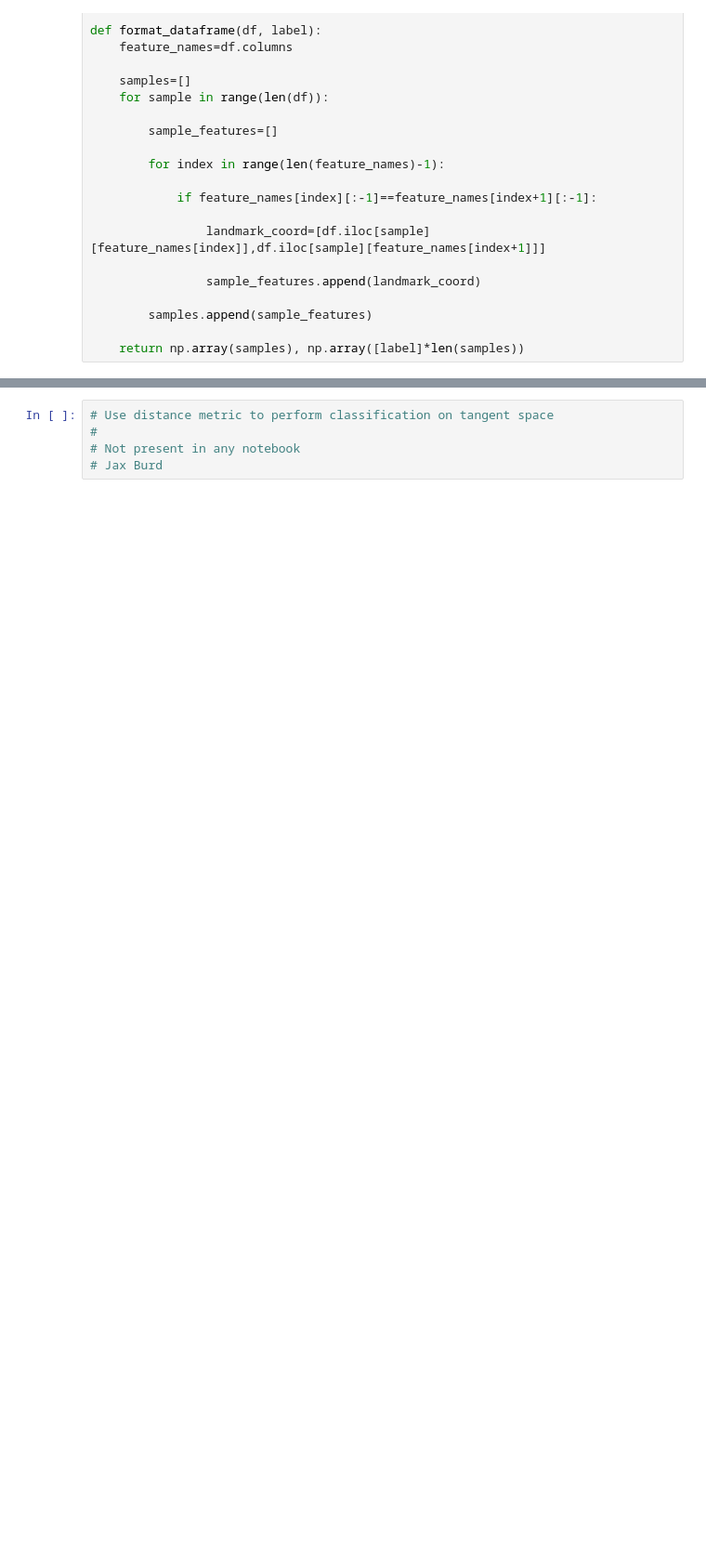
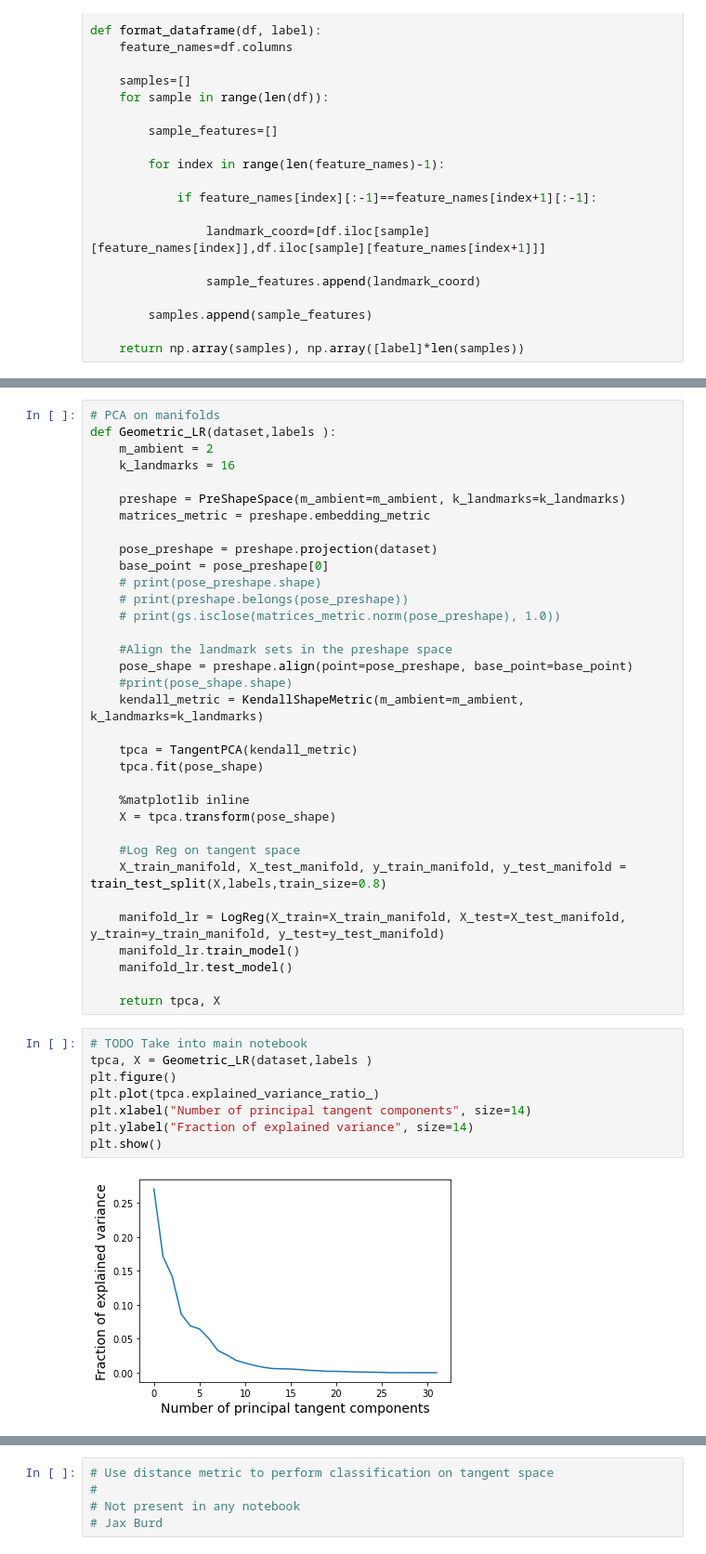
Before and after one commit to abhijithatreyat/geomstats_project, a Jupyter notebook: notebook_hw4.ipynb, the cells around one changed output, grey strips where cells are left out. Shown at 93% size. Cells and saved outputs as stored; diff of their text form; blank space fills up the shorter version.

Commit message:
added geometric LR

```diff
--- a/notebook_hw4.ipynb
+++ b/notebook_hw4.ipynb
@@ -353,0 +311,44 @@ plt.title(
+# %%
+# PCA on manifolds
+def Geometric_LR(dataset,labels ):
+    m_ambient = 2
+    k_landmarks = 16
+
+    preshape = PreShapeSpace(m_ambient=m_ambient, k_landmarks=k_landmarks)
+    matrices_metric = preshape.embedding_metric
+
+    pose_preshape = preshape.projection(dataset)
+    base_point = pose_preshape[0]
+    # print(pose_preshape.shape)
+    # print(preshape.belongs(pose_preshape))
+    # print(gs.isclose(matrices_metric.norm(pose_preshape), 1.0))
+
+    #Align the landmark sets in the preshape space
+    pose_shape = preshape.align(point=pose_preshape, base_point=base_point)
+    #print(pose_shape.shape)
+    kendall_metric = KendallShapeMetric(m_ambient=m_ambient, k_landmarks=k_landmarks)
+
+    tpca = TangentPCA(kendall_metric)
+    tpca.fit(pose_shape)
+
+    %matplotlib inline
+    X = tpca.transform(pose_shape)
+
+    #Log Reg on tangent space
+    X_train_manifold, X_test_manifold, y_train_manifold, y_test_manifold = train_test_split(X,labels,train_size=0.8)
+
+    manifold_lr = LogReg(X_train=X_train_manifold, X_test=X_test_manifold, y_train=y_train_manifold, y_test=y_test_manifold)
+    manifold_lr.train_model()
+    manifold_lr.test_model()
+
+    return tpca, X
+# %%
+# TODO Take into main notebook
+tpca, X = Geometric_LR(dataset,labels )
+plt.figure()
+plt.plot(tpca.explained_variance_ratio_)
+plt.xlabel("Number of principal tangent components", size=14)
+plt.ylabel("Fraction of explained variance", size=14)
+plt.show()
+# %% [output]
+[figure, added]
```
Also changed, not shown: parts of 20 cells of this notebook.
